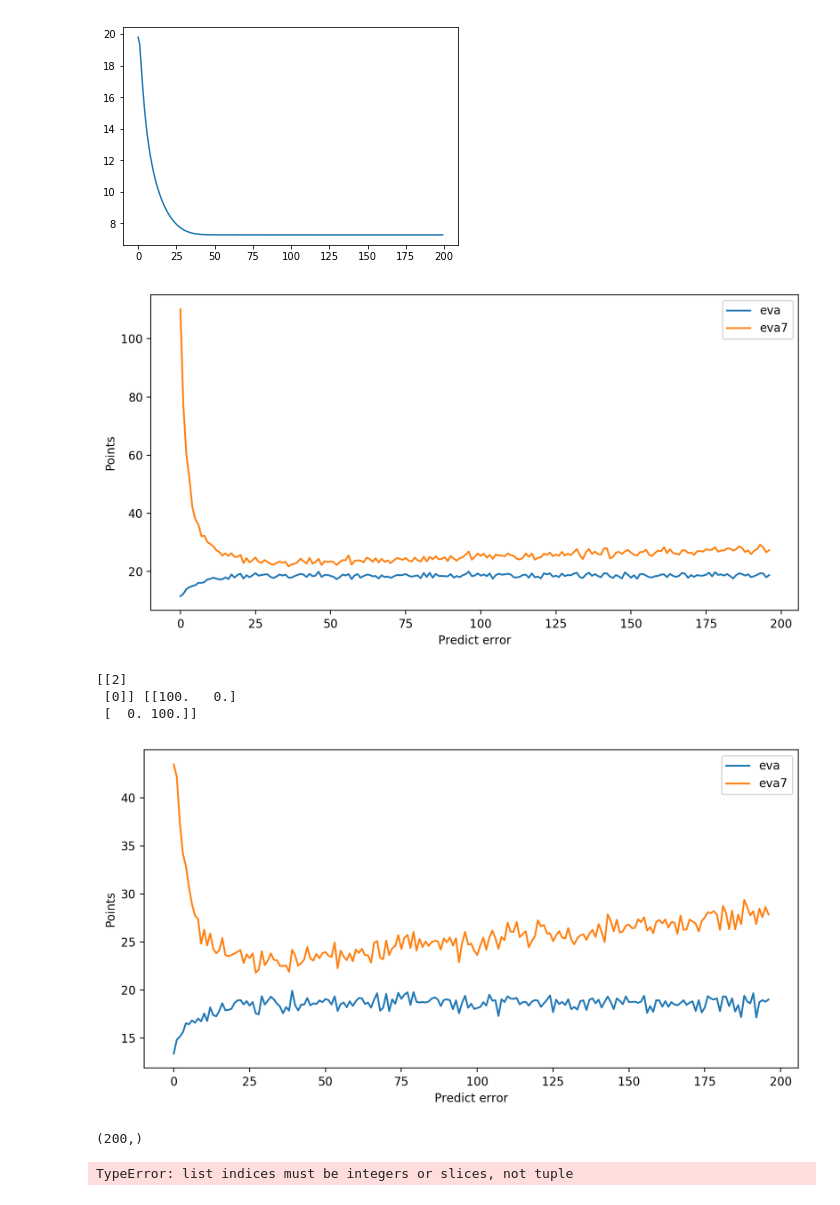
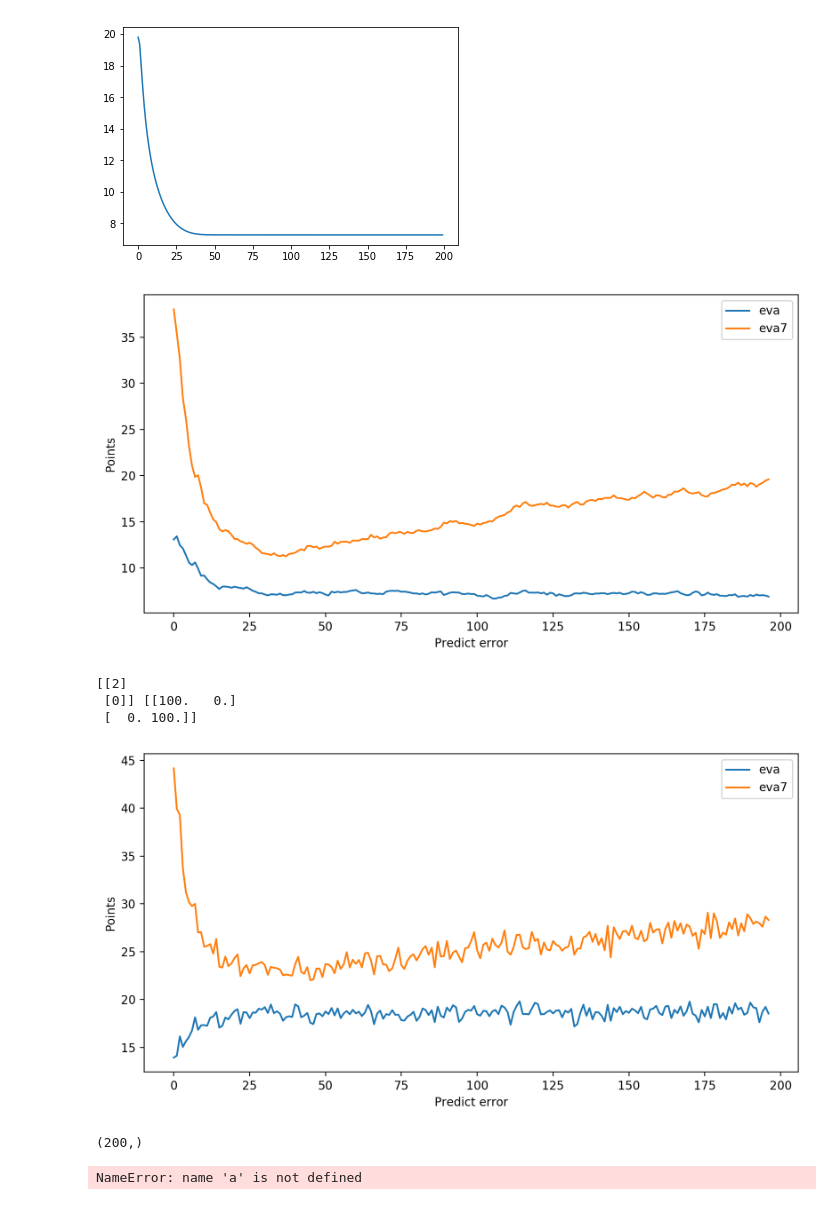
Before and after one commit to gipast/expdataproc, a Jupyter notebook: lab5/assigment5-v2.ipynb, the cells around one changed output. Drawn from its saved outputs; the diff is of its cells as text; code cells hidden in the pictures.

```diff
--- a/lab5/assigment5-v2.ipynb
+++ b/lab5/assigment5-v2.ipynb
@@ -116,10 +115,7 @@ print(X0, P00)
  [0]] [[10000.     0.]
  [    0. 10000.]]
 # %%
-
-
-
-def recurrent_calman_filter(X0, P0, z, F, Q, H, R, extrapolate = False):
+def recurrent_calman_filter(X0, P0, z, F, Q, H, R):
     """
     Recurrent algorithm of Kalman filter
     X0 - initial estimate of state vector
@@ -171,17 +167,14 @@ def recurrent_calman_filter(X0, P0, z, F, Q, H, R, extrapolate = False):
     diag1 = []
     for i in range(size):
         x_pred, p_pred = kalman_predict(x_filt, p_filt, F, q_pred)
-        if (extrapolate):
-            x_pred7 = kalman_predict7(x_filt, p_filt, q_pred)
-            ex7.append(x_pred7[0])
+        x_pred7 = x_filt.dot(F7)
+        ex7.append(x_pred7[0][0])
 
         x_filt, p_filt, k = kalman_filter(x_pred, p_pred, z[i], H, R)
         smoothed.append(x_filt)
         gain.append(k)
         diag1.append(np.sqrt(p_filt[0,0]))
-    if extrapolate:
-        return smoothed, gain, diag1, ex7
-    return smoothed, gain, diag1
+    return smoothed, gain, diag1, ex7
 
 # Plot results including
 # true trajectory, measurements,
@@ -237,36 +230,36 @@ for i in range(m_iter):
     z = kvals.z
 
     smoothed, gain, daig1, ex7 = \
     recurrent_calman_filter(X0, P00, kvals.z, F, q_pred, H, R, True)
     z_res = np.array(smoothed).squeeze()[:,0]
     z_res7 = np.array(ex7).squeeze()[:,0]
 
-    errs.append([(kvals.z - z_res)**2])
-    errs7.append([(kvals.z - z_res7)**2])
+    errs.append([(traject - z_res)**2])
+    errs7.append([(traject - z_res7)**2])
 
 e = np.array(errs).T
 e7 = np.array(errs7).T
 
 eva = [np.sqrt(np.sum(e[i,:])) for i in range(3,size)] / np.sqrt(m_iter - 1)
 eva7 = [np.sqrt(np.sum(e7[i,:])) for i in range(3,size)] / np.sqrt(m_iter - 1)
 
 new_plot('',
         'Predict error', 'Points', [
             [eva, "eva"],
             [eva7, "eva7"]
         ], show = True)
 # plt.savefig(fname = 'running mean 1.png')
 
 # new_plot('Plot result',
 #         'Measurements', 'Points', [
 #             [traject, 'Trajectory'],
 #             [z, 'Measure'],
 #             [xs[:,0], 'calman'],
 #             [z_recurrent, 'calman after {} iterations'.format(m_iter)]
 #         ], show = False)
 # plt.savefig(fname = 'running mean 1.png')
 # %% [output]
-[figure, old version]
+[figure, new version]
 # %%
 P00 = np.matrix(np.eye(2) * 100)
 print(X0, P00)
@@ -302,7 +295,7 @@ new_plot('',
 [[2]
  [0]] [[100.   0.]
  [  0. 100.]]
-[figure, old version]
+[figure, new version]
 # %%
 # Plot results including
 # true trajectory, measurements,
@@ -322,4 +315,4 @@ plt.savefig(fname = 'running mean 1.png')
 # estimation results are different with every new trajectory.
 # %% [output]
 (200,)
-TypeError: list indices must be integers or slices, not tuple
+NameError: name 'a' is not defined
```
Also changed, not shown: parts of 2 cells of this notebook, 13 other files.
